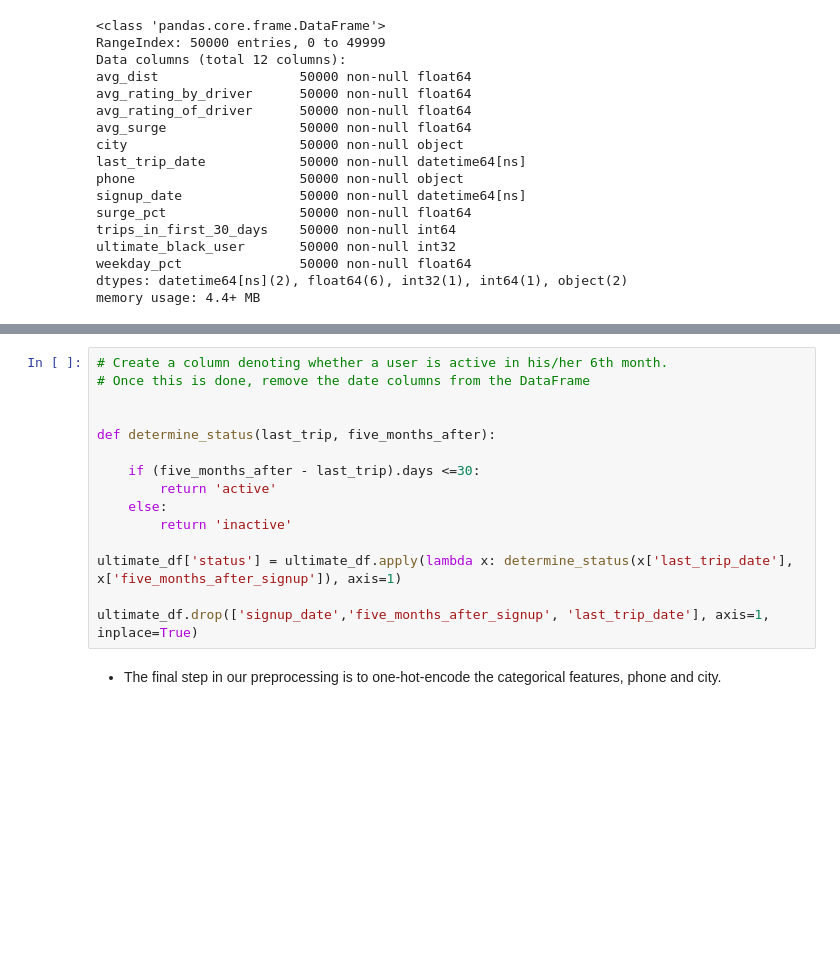
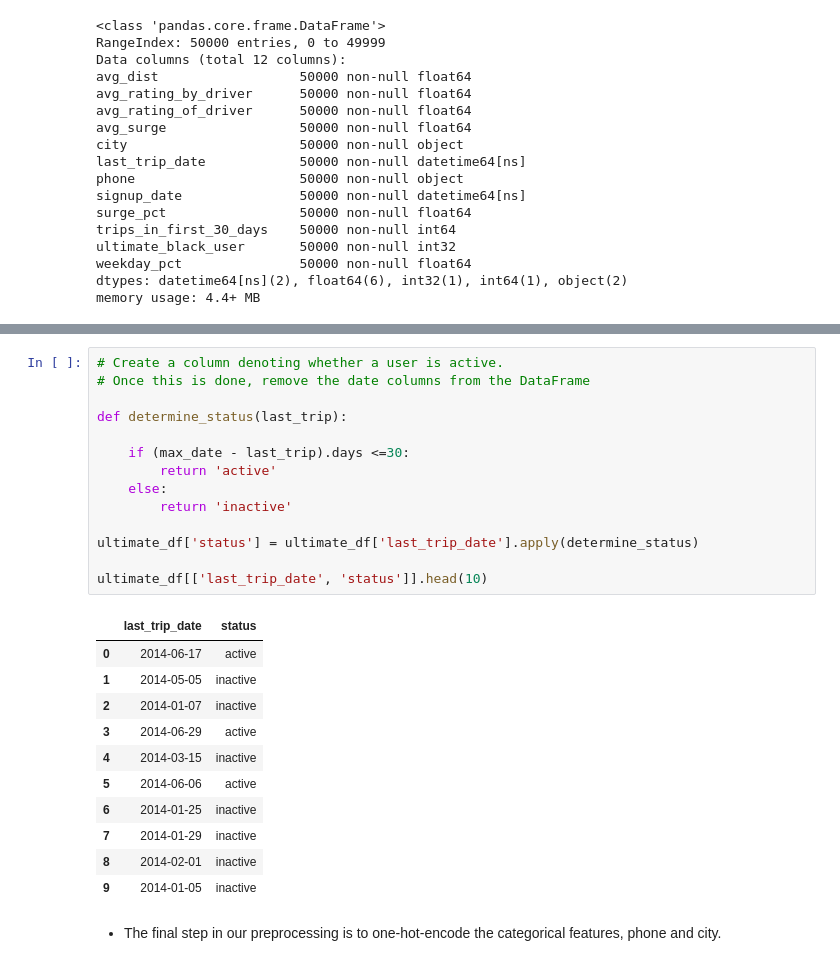
Before and after one commit to taylorcoder/Springboard, a Jupyter notebook: ultimate.ipynb, the cells around one changed output, grey strips where cells are left out. Cells and saved outputs as stored; diff of their text form; blank space fills up the shorter version.

```diff
--- a/ultimate.ipynb
+++ b/ultimate.ipynb
@@ -232,18 +222,29 @@ ultimate_df[['signup_date','five_months_after_signup']].head()
 # %%
-# Create a column denoting whether a user is active in his/her 6th month.
+# Create a column denoting whether a user is active.
 # Once this is done, remove the date columns from the DataFrame
 
+def determine_status(last_trip):
 
-def determine_status(last_trip, five_months_after):
-
-    if (five_months_after - last_trip).days <=30:
+    if (max_date - last_trip).days <=30:
         return 'active'
     else:
         return 'inactive'
 
-ultimate_df['status'] = ultimate_df.apply(lambda x: determine_status(x['last_trip_date'], x['five_months_after_signup']), axis=1)
+ultimate_df['status'] = ultimate_df['last_trip_date'].apply(determine_status)
 
-ultimate_df.drop(['signup_date','five_months_after_signup', 'last_trip_date'], axis=1, inplace=True)
+ultimate_df[['last_trip_date', 'status']].head(10)
+# %% [output]
+|  | last_trip_date | status |
+| 0 | 2014-06-17 | active |
+| 1 | 2014-05-05 | inactive |
+| 2 | 2014-01-07 | inactive |
+| 3 | 2014-06-29 | active |
+| 4 | 2014-03-15 | inactive |
+| 5 | 2014-06-06 | active |
+| 6 | 2014-01-25 | inactive |
+| 7 | 2014-01-29 | inactive |
+| 8 | 2014-02-01 | inactive |
+| 9 | 2014-01-05 | inactive |
 # %% [markdown]
 + The final step in our preprocessing is to one-hot-encode the categorical features, phone and city.
 # %%
```
Also changed, not shown: parts of 20 cells of this notebook.
